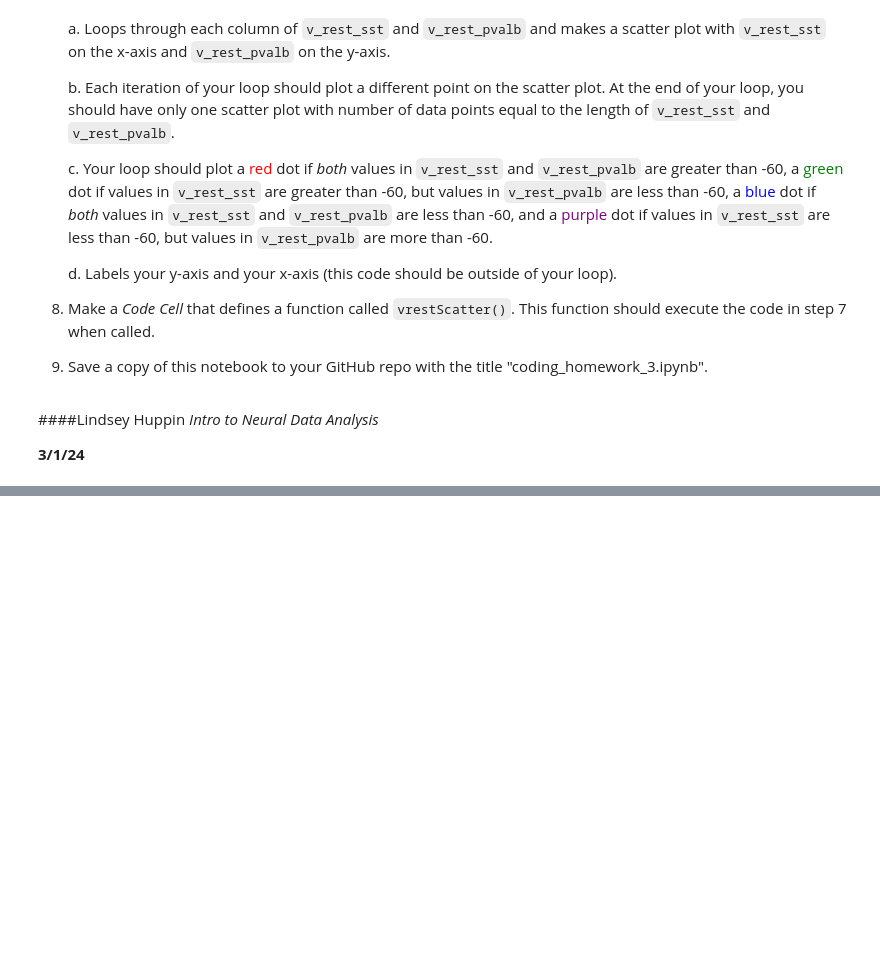
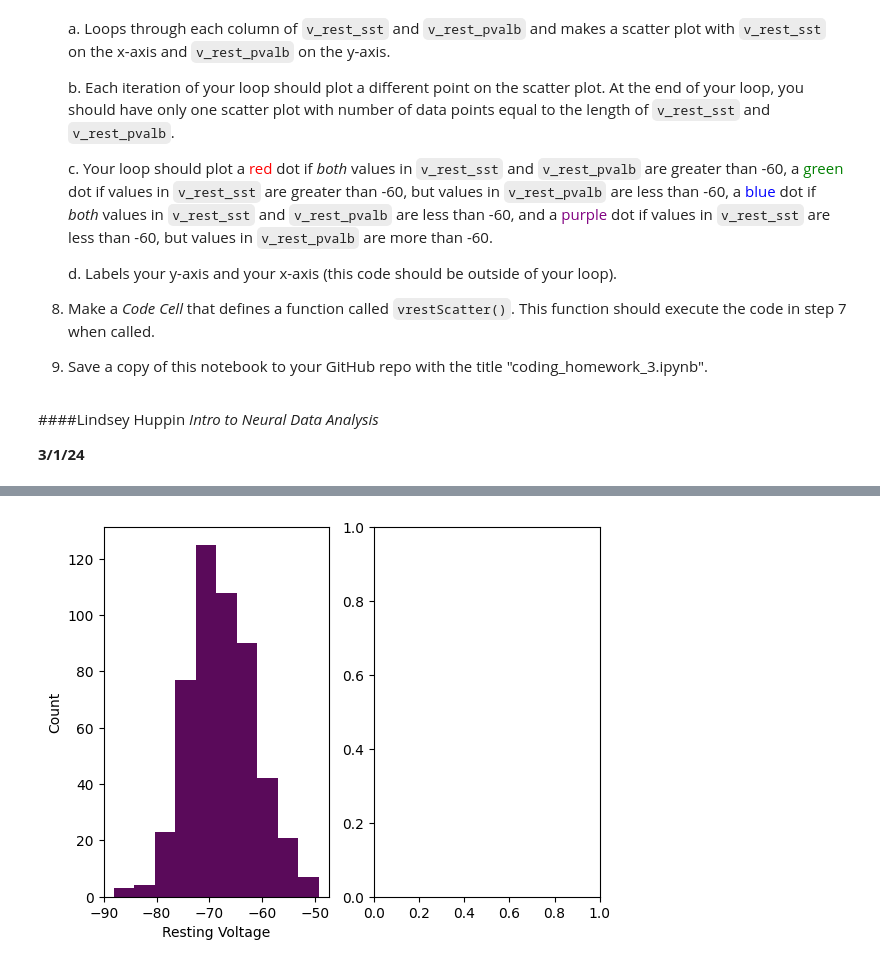
Before and after one commit to lindseyhuppin/Neur265Work, a Jupyter notebook: homework/coding_homework_3.ipynb, the cells around one changed output, grey strips where cells are left out. Cells and saved outputs as stored; diff of their text form; code cells hidden in the pictures; blank space fills up the shorter version.

```diff
--- a/homework/coding_homework_3.ipynb
+++ b/homework/coding_homework_3.ipynb
@@ -75,0 +78,25 @@ else:
+# %%
+#5 creating a function that plots histograms
+def vrestHist():
+  #Finding the means
+  mean_sst = np.mean(v_rest_sst)
+  mean_pvalb = np.mean(v_rest_pvalb)
+
+  #t test comparing the mean
+  statistic, p_value = stats.ttest_ind(v_rest_sst,v_rest_pvalb)
+
+  #plotting histograms of data with labeled axises
+  fig, ax = plt.subplots(1,2)
+  ax[0].hist(v_rest_sst,color = '#5a0a5a')
+  ax[0].set_xlabel('Resting Voltage')
+  ax[0].set_ylabel('Count')
+  if p_value>.05:
+    #Because the pvalue is much less than .05, this code is not run
+    ax[1].hist(v_rest_pvalb,color = '#aaaaaa')
+    ax[1].xlabel('Resting Voltage')
+    ax[1].ylabel('Count')
+# %%
+#6 calling vrestHist()
+vrestHist()
+# %% [output]
+[figure, added]
```
Also changed, not shown: parts of 3 cells of this notebook.
